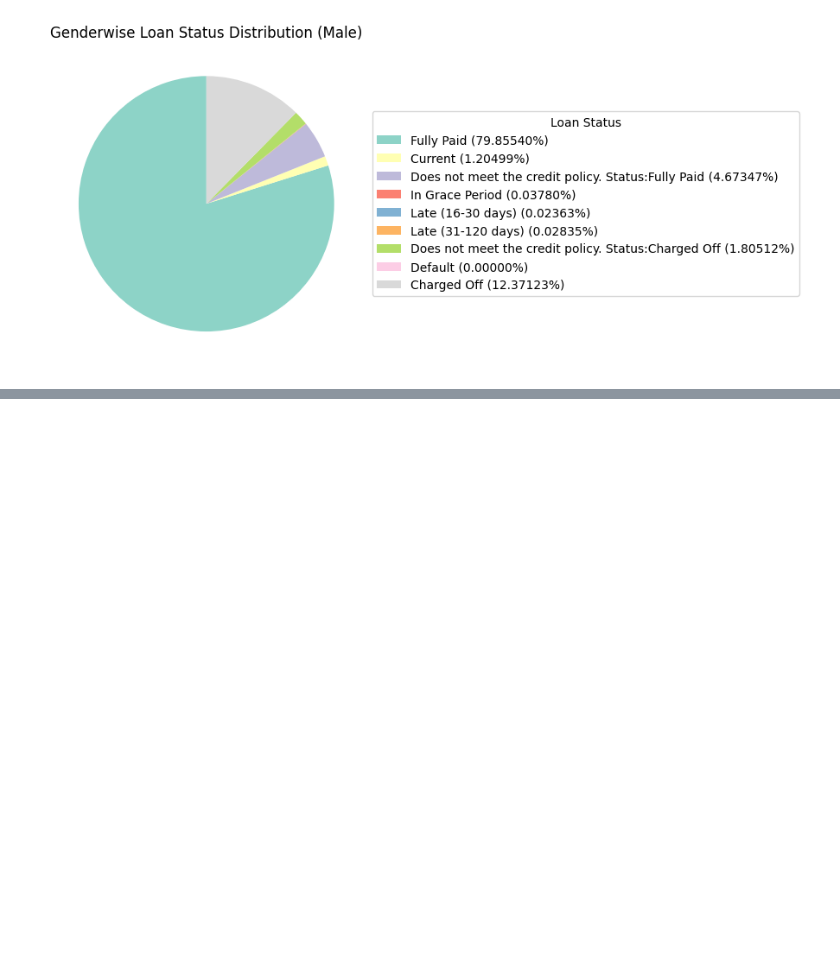
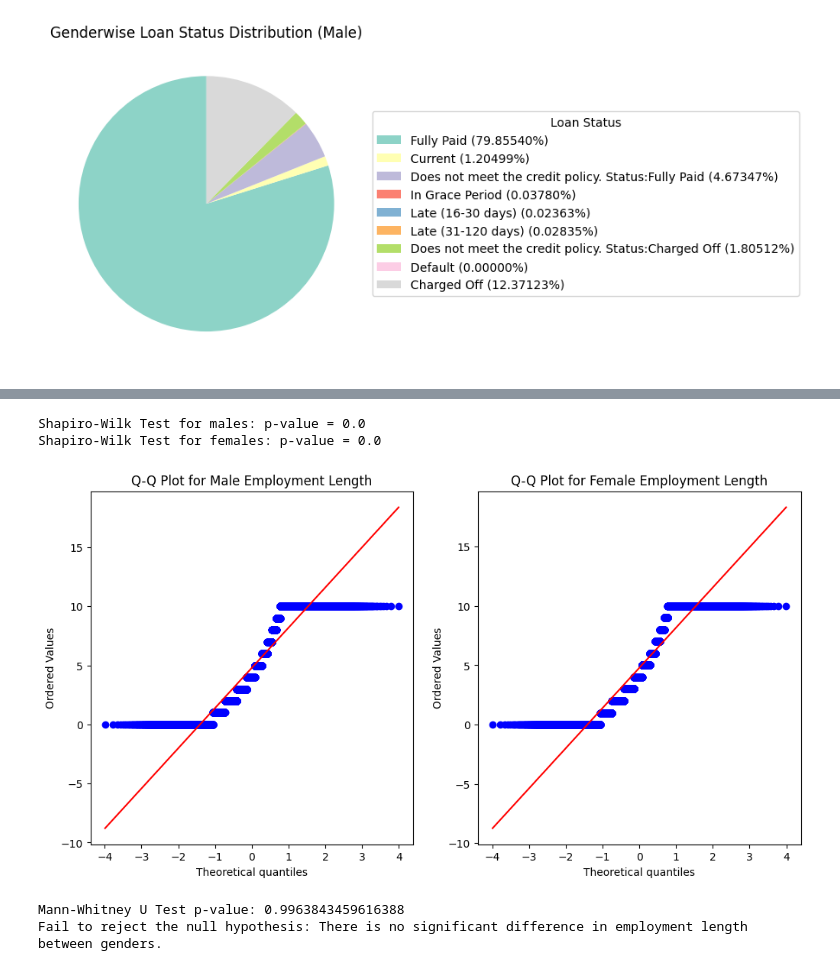
Before and after one commit to unnati026/JPMC-Case-Study, a Jupyter notebook: eda.ipynb, the cells around one changed output, grey strips where cells are left out. Cells and saved outputs as stored; diff of their text form; code cells hidden in the pictures; blank space fills up the shorter version.

```diff
--- a/eda.ipynb
+++ b/eda.ipynb
@@ -322,0 +342,43 @@ for gender, data in gender_status_counts.iterrows():
+# %%
+# Separate data by gender
+male_data = df[df['gender'] == 'Male']['emp_length']
+female_data = df[df['gender'] == 'Female']['emp_length']
+
+# Shapiro-Wilk Test for normality
+shapiro_male = stats.shapiro(male_data)
+shapiro_female = stats.shapiro(female_data)
+
+print(f"Shapiro-Wilk Test for males: p-value = {shapiro_male.pvalue}")
+print(f"Shapiro-Wilk Test for females: p-value = {shapiro_female.pvalue}")
+
+# Q-Q Plots
+fig, axs = plt.subplots(1, 2, figsize=(12, 6))
+
+# Q-Q plot for male data
+stats.probplot(male_data, dist="norm", plot=axs[0])
+axs[0].set_title("Q-Q Plot for Male Employment Length")
+
+# Q-Q plot for female data
+stats.probplot(female_data, dist="norm", plot=axs[1])
+axs[1].set_title("Q-Q Plot for Female Employment Length")
+
+plt.show()
+# %% [output]
+Shapiro-Wilk Test for males: p-value = 0.0
+Shapiro-Wilk Test for females: p-value = 0.0
+[figure, added]
+# %%
+# Perform the Mann-Whitney U test
+mannwhitney_test = stats.mannwhitneyu(male_data, female_data, alternative='two-sided')
+
+print(f"Mann-Whitney U Test p-value: {mannwhitney_test.pvalue}")
+
+# Interpret the results
+alpha = 0.05
+if mannwhitney_test.pvalue < alpha:
+    print("Reject the null hypothesis: There is a significant difference in employment length between genders.")
+else:
+    print("Fail to reject the null hypothesis: There is no significant difference in employment length between genders.")
+# %% [output]
+Mann-Whitney U Test p-value: 0.9963843459616388
+Fail to reject the null hypothesis: There is no significant difference in employment length between genders.
```
Also changed, not shown: parts of 15 cells of this notebook.
